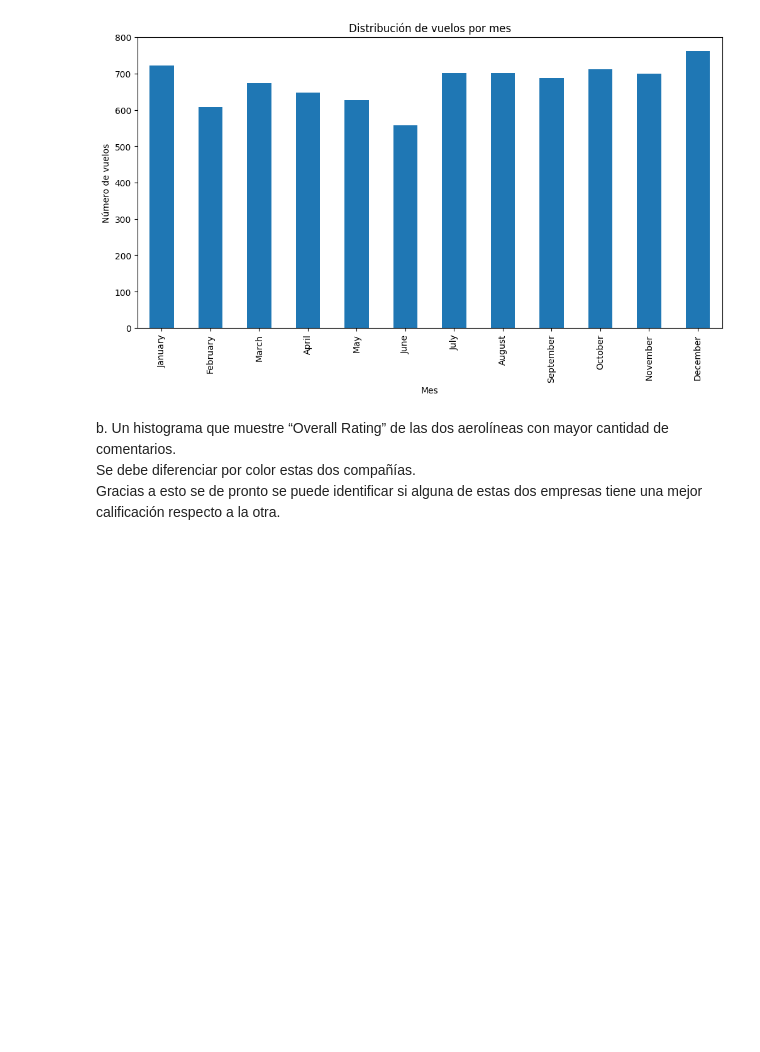
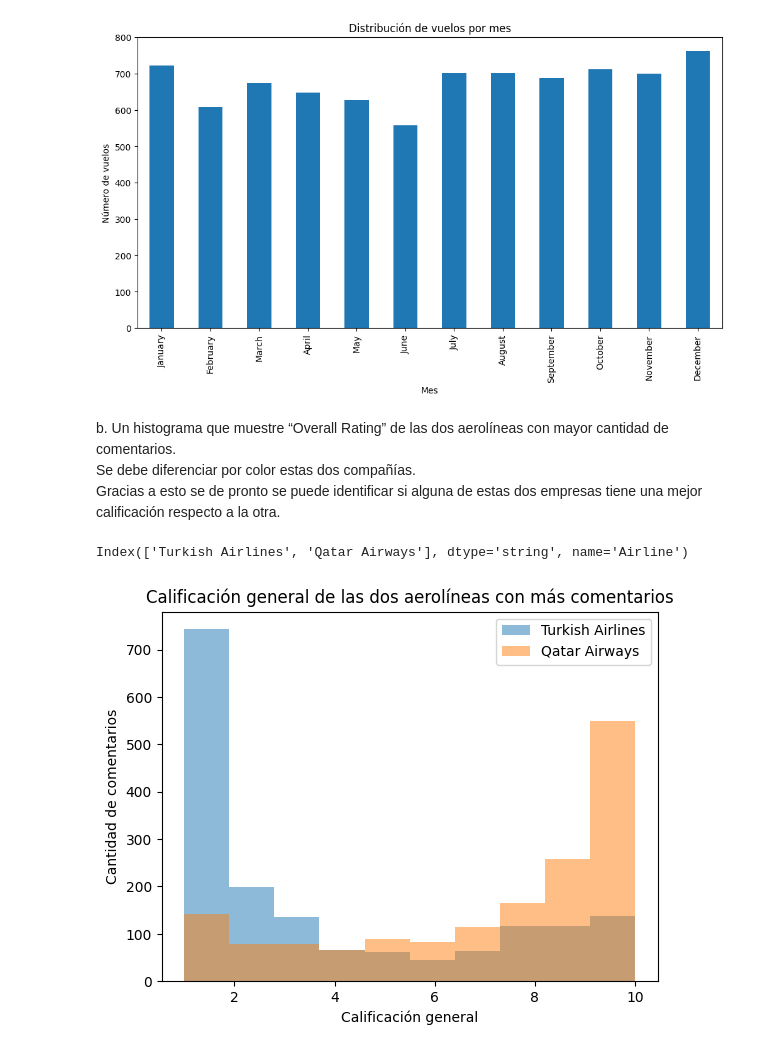
Before and after one commit to heldigard/Evaluacion_Final_POO, a Jupyter notebook: Examen-Final_Analisis_de_datos.ipynb, the cells around one changed output. Cells and saved outputs as stored; diff of their text form; code cells hidden in the pictures; blank space fills up the shorter version.

```diff
--- a/Examen-Final_Analisis_de_datos.ipynb
+++ b/Examen-Final_Analisis_de_datos.ipynb
@@ -197,3 +197,24 @@ plt.show()
 b. Un histograma que muestre “Overall Rating” de las dos aerolíneas con mayor cantidad de comentarios.<br/>
 Se debe diferenciar por color estas dos compañías.<br/>
 Gracias a esto se de pronto se puede identificar si alguna de estas dos empresas tiene una mejor calificación respecto a la otra.
+# %%
+# Encuentra las dos aerolíneas con más comentarios
+top_airlines = datos['Airline'].value_counts().nlargest(2).index
+print(top_airlines)
+
+# Filtra el DataFrame para incluir solo esas dos aerolíneas
+filtered_airlines = datos[datos['Airline'].isin(top_airlines)]
+
+# Crea el histograma
+for airline in top_airlines:
+    plt.hist(filtered_airlines[filtered_airlines['Airline'] == airline]['Overall Rating'], alpha=0.5, label=airline)
+
+plt.title('Calificación general de las dos aerolíneas con más comentarios')
+plt.xlabel('Calificación general')
+plt.ylabel('Cantidad de comentarios')
+plt.legend()
+
+plt.show()
+# %% [output]
+Index(['Turkish Airlines', 'Qatar Airways'], dtype='string', name='Airline')
+[figure, added]
```
